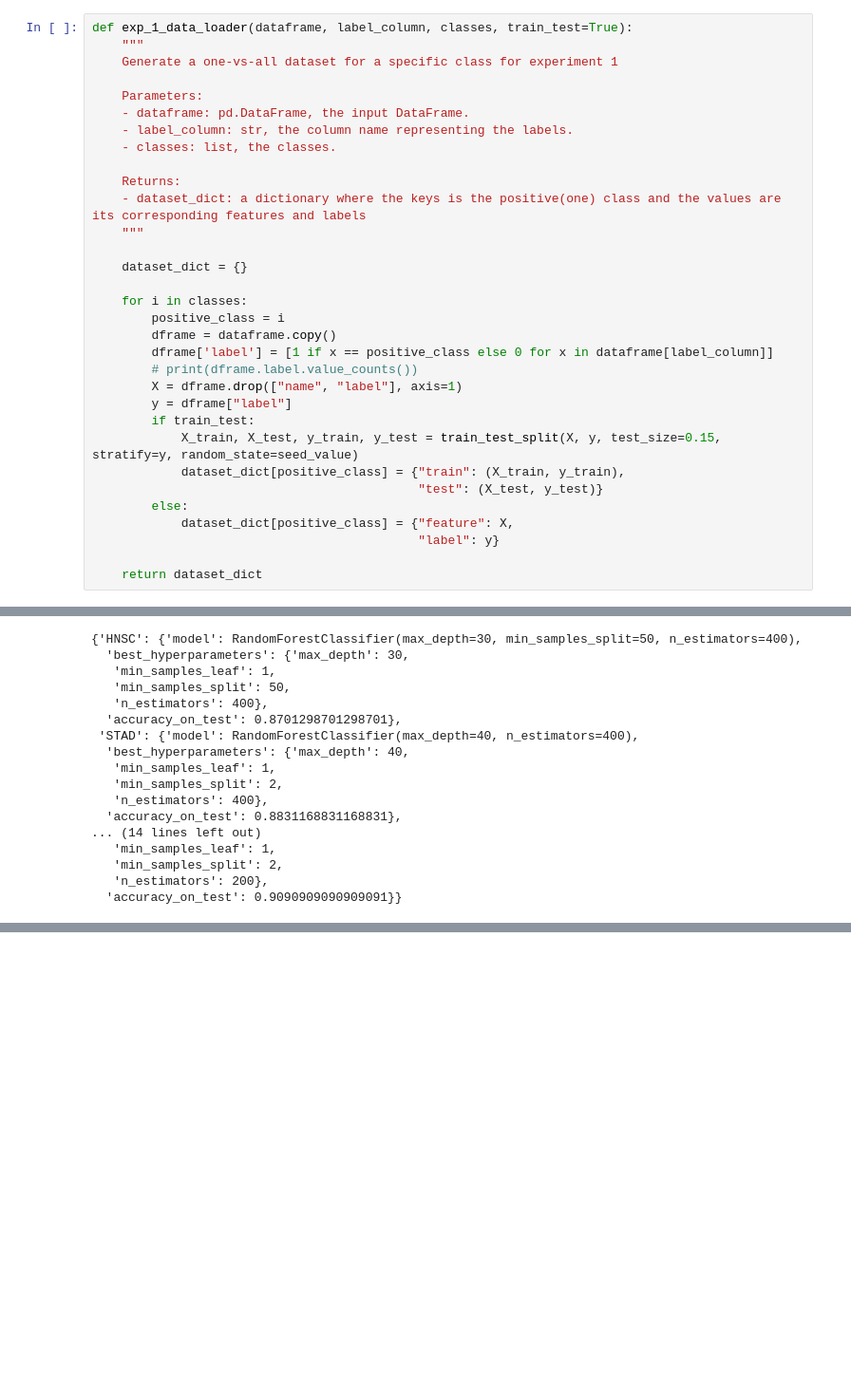
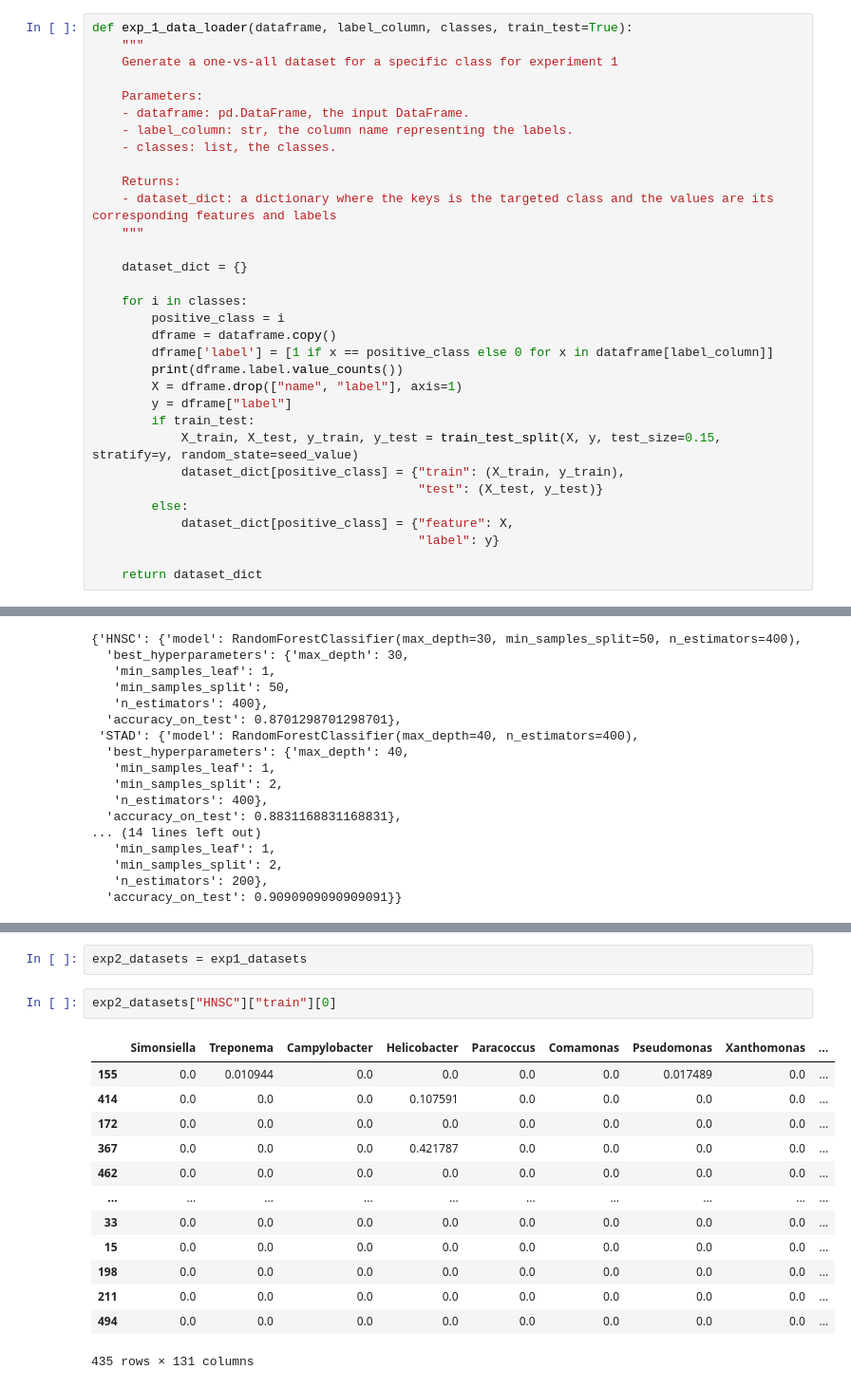
Before and after one commit to gianclbal/ml_microbiome_based_cancer_prediction, a Jupyter notebook: eda.ipynb, the cells around one changed output, grey strips where cells are left out. Shown at 95% size. Cells and saved outputs as stored; diff of their text form; blank space fills up the shorter version.

```diff
--- a/eda.ipynb
+++ b/eda.ipynb
@@ -191,7 +184,7 @@ def exp_1_data_loader(dataframe, label_column, classes, train_test=True):
     - classes: list, the classes.
 
     Returns:
-    - dataset_dict: a dictionary where the keys is the positive(one) class and the values are its corresponding features and labels
+    - dataset_dict: a dictionary where the keys is the targeted class and the values are its corresponding features and labels
     """
 
     dataset_dict = {}
@@ -200,7 +193,7 @@ def exp_1_data_loader(dataframe, label_column, classes, train_test=True):
         positive_class = i
         dframe = dataframe.copy()
         dframe['label'] = [1 if x == positive_class else 0 for x in dataframe[label_column]]
-        # print(dframe.label.value_counts())
+        print(dframe.label.value_counts())
         X = dframe.drop(["name", "label"], axis=1)
         y = dframe["label"]
         if train_test:
@@ -390,0 +505,18 @@ Accuracy on Test Set: 0.9090909090909091
+# %%
+exp2_datasets = exp1_datasets
+# %%
+exp2_datasets["HNSC"]["train"][0]
+# %% [output]
+|  | Simonsiella | Treponema | Campylobacter | Helicobacter | Paracoccus | Comamonas | Pseudomonas | Xanthomonas | ... |
+| 155 | 0.0 | 0.010944 | 0.0 | 0.0 | 0.0 | 0.0 | 0.017489 | 0.0 | ... |
+| 414 | 0.0 | 0.0 | 0.0 | 0.107591 | 0.0 | 0.0 | 0.0 | 0.0 | ... |
+| 172 | 0.0 | 0.0 | 0.0 | 0.0 | 0.0 | 0.0 | 0.0 | 0.0 | ... |
+| 367 | 0.0 | 0.0 | 0.0 | 0.421787 | 0.0 | 0.0 | 0.0 | 0.0 | ... |
+| 462 | 0.0 | 0.0 | 0.0 | 0.0 | 0.0 | 0.0 | 0.0 | 0.0 | ... |
+| ... | ... | ... | ... | ... | ... | ... | ... | ... | ... |
+| 33 | 0.0 | 0.0 | 0.0 | 0.0 | 0.0 | 0.0 | 0.0 | 0.0 | ... |
+| 15 | 0.0 | 0.0 | 0.0 | 0.0 | 0.0 | 0.0 | 0.0 | 0.0 | ... |
+| 198 | 0.0 | 0.0 | 0.0 | 0.0 | 0.0 | 0.0 | 0.0 | 0.0 | ... |
+| 211 | 0.0 | 0.0 | 0.0 | 0.0 | 0.0 | 0.0 | 0.0 | 0.0 | ... |
+| 494 | 0.0 | 0.0 | 0.0 | 0.0 | 0.0 | 0.0 | 0.0 | 0.0 | ... |
+435 rows × 131 columns
```
Also changed, not shown: parts of 26 cells of this notebook, 1 other file.
